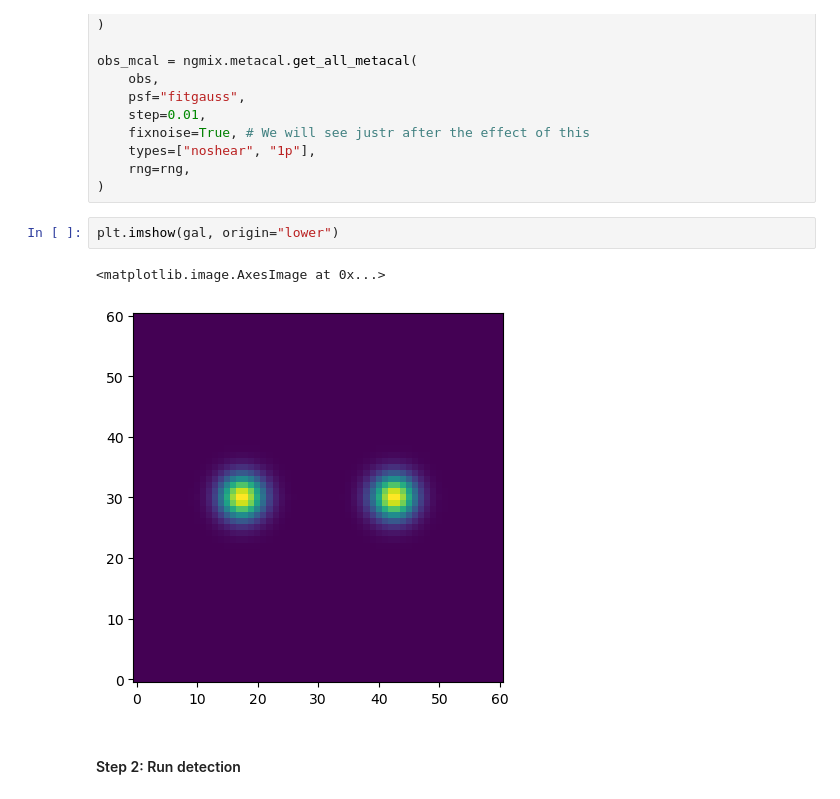
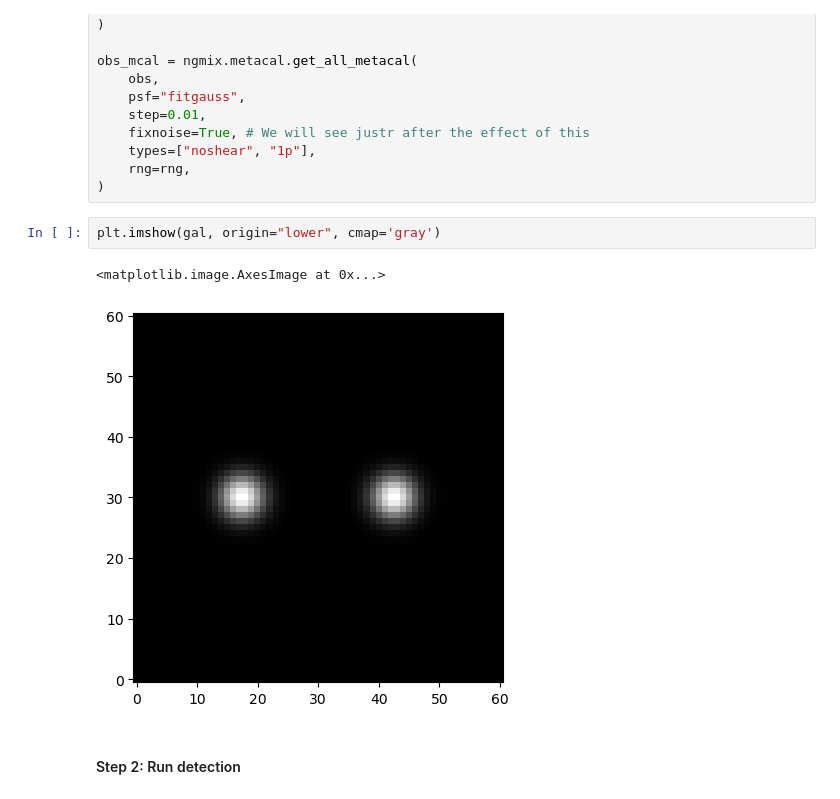
Before and after one commit to Roman-HLIS-Cosmology-PIT/tutorial-metadetect, a Jupyter notebook: notebooks/tutorial_metadetect.ipynb, the cells around one changed output. Cells and saved outputs as stored; diff of their text form.

```diff
--- a/notebooks/tutorial_metadetect.ipynb
+++ b/notebooks/tutorial_metadetect.ipynb
@@ -173,10 +173,10 @@ obs_mcal = ngmix.metacal.get_all_metacal(
     rng=rng,
 )
 # %%
-plt.imshow(gal, origin="lower")
+plt.imshow(gal, origin="lower", cmap='gray')
 # %% [output]
 <matplotlib.image.AxesImage at 0x...>
-[figure, old version]
+[figure, new version]
 # %% [markdown]
 #### Step 2: Run detection
 # %%
```
Also changed, not shown: parts of 3 cells of this notebook, 1 other file.
